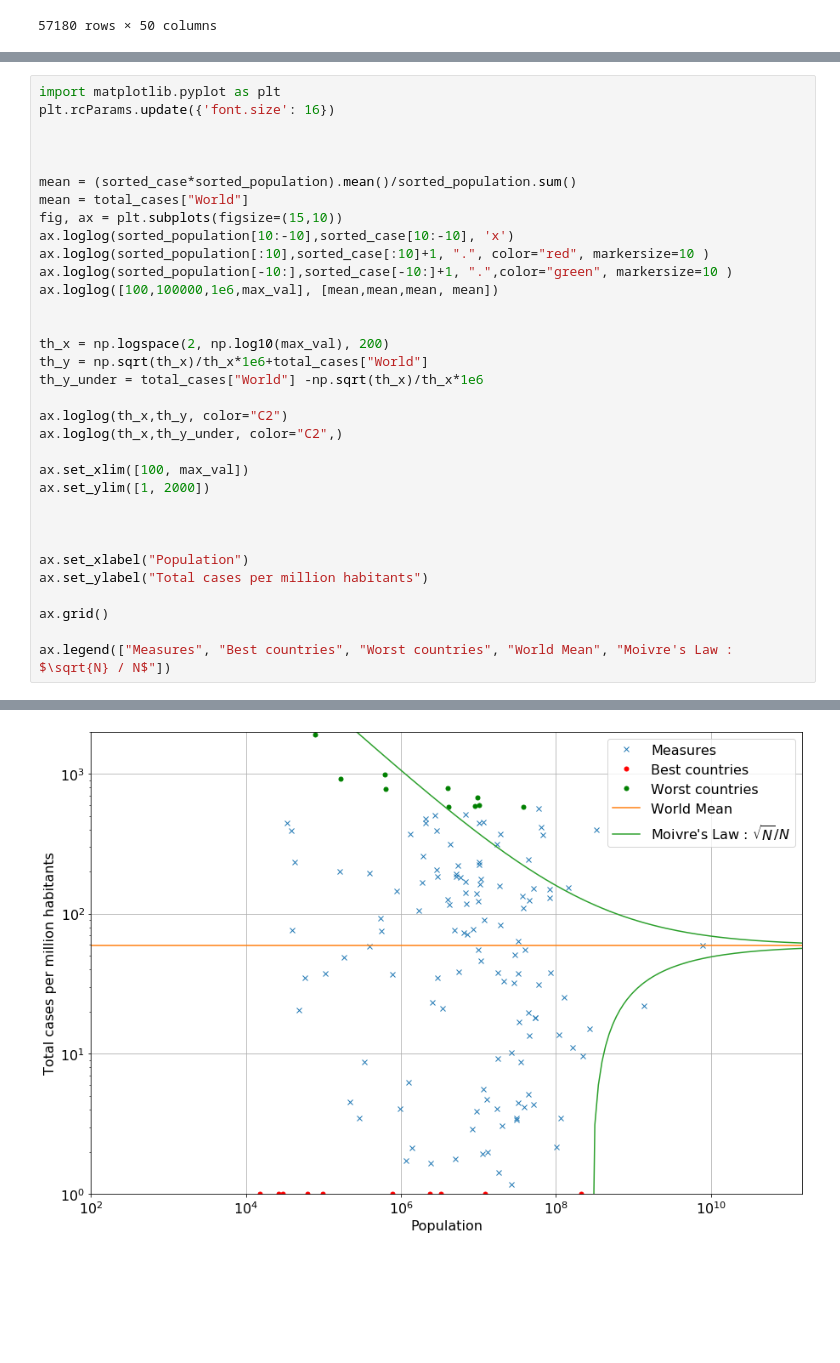
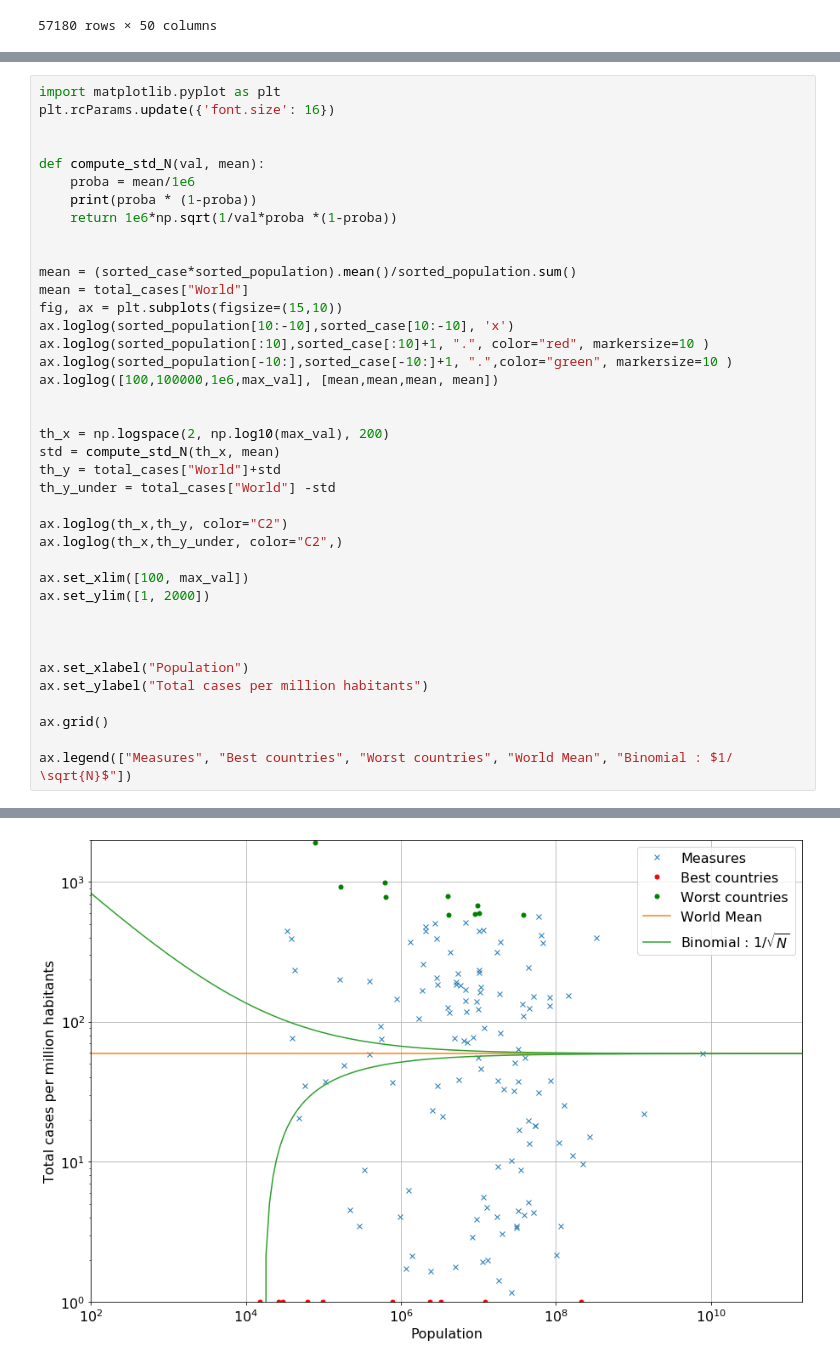
Before and after one commit to ArnaudPannatier/covid-law-of-large-numbers, a Jupyter notebook: covid-law-of-large-numbers.ipynb, the cells around one changed output, grey strips where cells are left out. Cells and saved outputs as stored; diff of their text form; blank space fills up the shorter version.

Commit message:
Adding True Binomial - not working anymore.

```diff
--- a/covid-law-of-large-numbers.ipynb
+++ b/covid-law-of-large-numbers.ipynb
@@ -62,6 +62,11 @@ World : 59.23
 import matplotlib.pyplot as plt
 plt.rcParams.update({'font.size': 16})
 
+
+def compute_std_N(val, mean):
+    proba = mean/1e6
+    print(proba * (1-proba))
+    return 1e6*np.sqrt(1/val*proba *(1-proba))
 
 
 mean = (sorted_case*sorted_population).mean()/sorted_population.sum()
@@ -74,8 +79,9 @@ ax.loglog([100,100000,1e6,max_val], [mean,mean,mean, mean])
 
 
 th_x = np.logspace(2, np.log10(max_val), 200)
-th_y = np.sqrt(th_x)/th_x*1e6+total_cases["World"]
-th_y_under = total_cases["World"] -np.sqrt(th_x)/th_x*1e6
+std = compute_std_N(th_x, mean)
+th_y = total_cases["World"]+std
+th_y_under = total_cases["World"] -std
 
 ax.loglog(th_x,th_y, color="C2")
 ax.loglog(th_x,th_y_under, color="C2",)
@@ -90,5 +96,5 @@ ax.set_ylabel("Total cases per million habitants")
 
 ax.grid()
 
-ax.legend(["Measures", "Best countries", "Worst countries", "World Mean", "Moivre's Law : $\sqrt{N} / N$"])
+ax.legend(["Measures", "Best countries", "Worst countries", "World Mean", "Binomial : $1/ \sqrt{N}$"])
 # %% [output]
@@ -96 +103 @@ ax.legend(["Measures", "Best countries", "Worst countries", "World Mean", "Moivr
-[figure, old version]
+[figure, new version]
```
Also changed, not shown: parts of 1 cell of this notebook.
